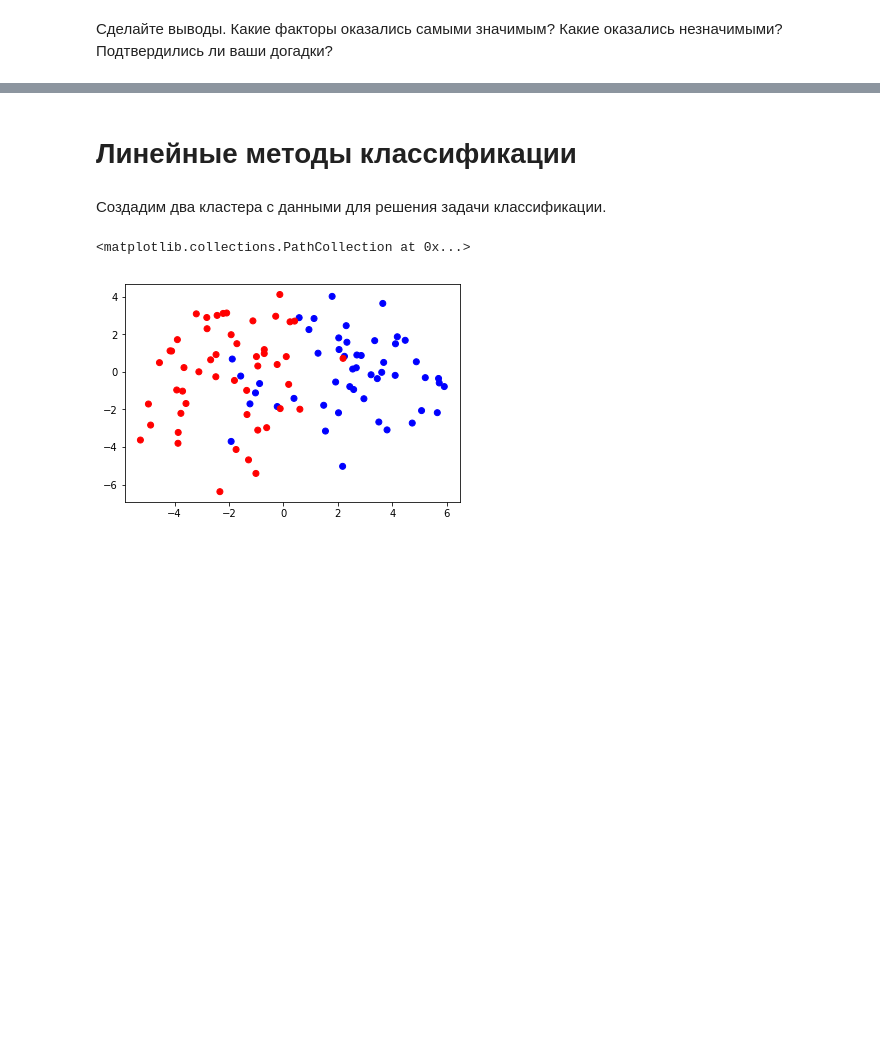
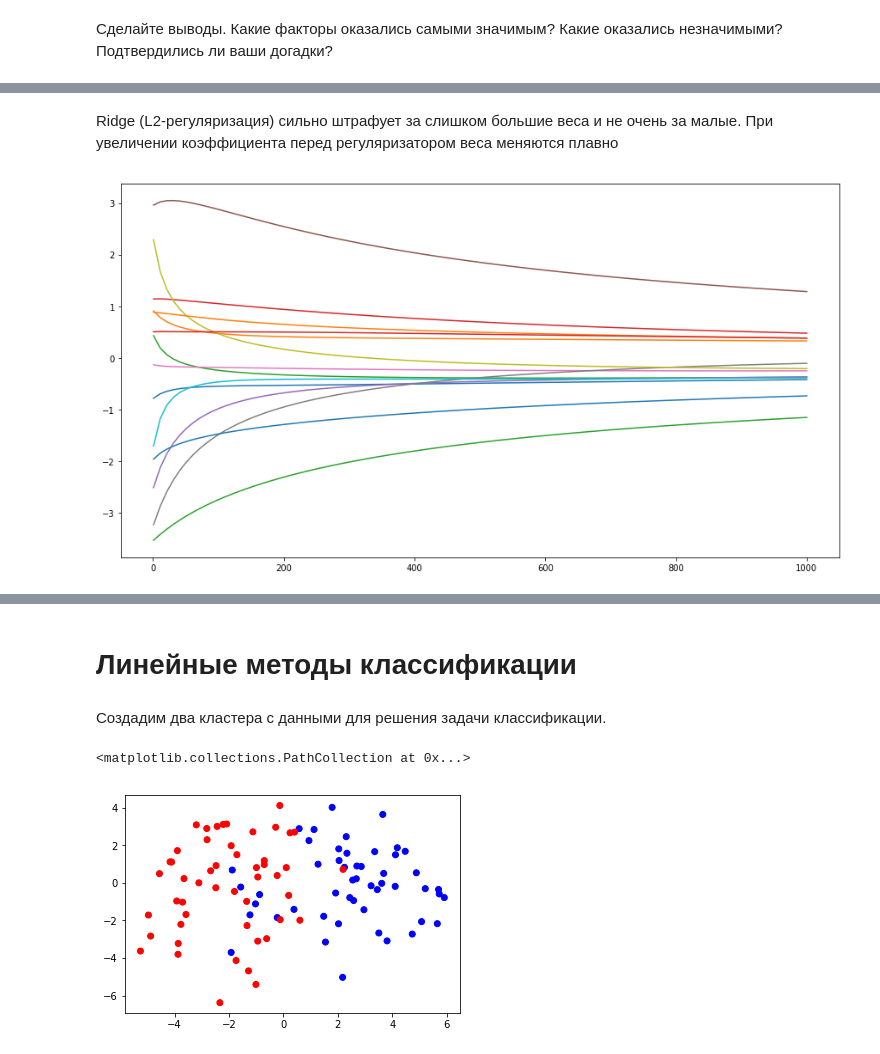
Before and after one commit to yu-rovikov/Sberbank, a Jupyter notebook: PO3/seminars/seminar_1_linear/Seminar 1. Simple classification and regression examples (solution).ipynb, the cells around one changed output, grey strips where cells are left out. Saved outputs shown, nothing was run; the diff lists cells and outputs as text; code cells hidden in the pictures; blank space fills up the shorter version.

```diff
--- a/PO3/seminars/seminar_1_linear/Seminar 1. Simple classification and regression examples (solution).ipynb
+++ b/PO3/seminars/seminar_1_linear/Seminar 1. Simple classification and regression examples (solution).ipynb
@@ -231,0 +245,15 @@ plt.bar(X.columns, model.coef_)
+# %% [markdown]
+Ridge (L2-регуляризация) сильно штрафует за слишком большие веса и не очень за малые. При увеличении коэффициента перед регуляризатором веса меняются плавно
+# %%
+alphas = np.linspace(1, 1000, 100)
+
+weights = np.empty((len(X.columns), 0))
+for alpha in alphas:
+    ridge_regressor = Ridge(alpha)
+    ridge_regressor.fit(X_train, y_train)
+    weights = np.hstack((weights, ridge_regressor.coef_.reshape(-1, 1)))
+plt.figure(figsize=(15,8))
+plt.plot(alphas, weights.T)
+plt.show()
+# %% [output]
+[figure, added]
```
Also changed, not shown: parts of 12 cells of this notebook, 2 other files.
